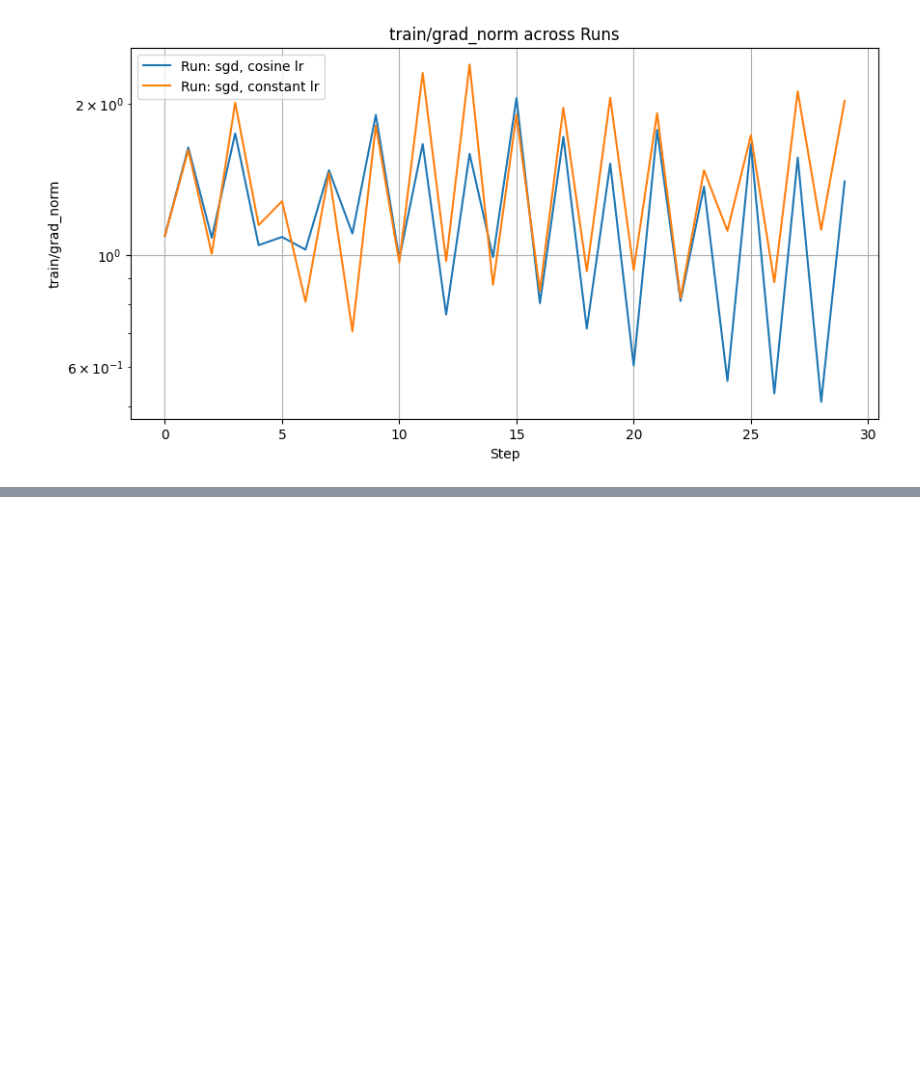
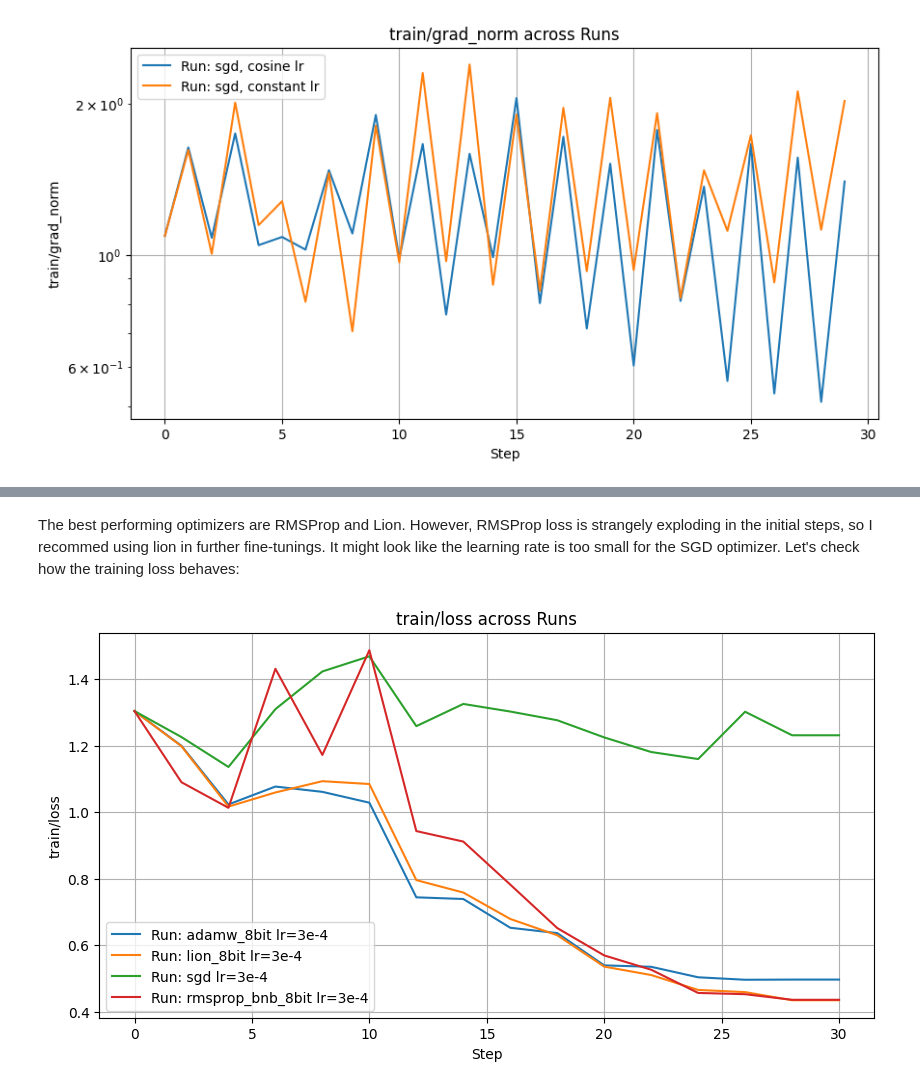
Before and after one commit to ZPP-MURMURAS/ZPP_Murmuras, a Jupyter notebook: research/llama_finetuning/report_llama_dm_big_finetuning.ipynb, the cells around one changed output, grey strips where cells are left out. Saved outputs shown, nothing was run; the diff lists cells and outputs as text; code cells hidden in the pictures; blank space fills up the shorter version.

```diff
--- a/research/llama_finetuning/report_llama_dm_big_finetuning.ipynb
+++ b/research/llama_finetuning/report_llama_dm_big_finetuning.ipynb
@@ -107,0 +169,7 @@ plot_runs_data(runs, 'train/grad_norm', runs_active=COMPARISONS["SGD optimizer e
+# %% [markdown]
+The best performing optimizers are RMSProp and Lion. However, RMSProp loss is strangely exploding in the initial steps, so I recommed using lion in further fine-tunings.
+It might look like the learning rate is too small for the SGD optimizer. Let's check how the training loss behaves:
+# %%
+plot_runs_data(runs2, 'train/loss', runs_active=OPTIMIZERS_COMP, log_scale=False)
+# %% [output]
+[figure, added]
```
Also changed, not shown: parts of 18 cells of this notebook, 1 other file.
